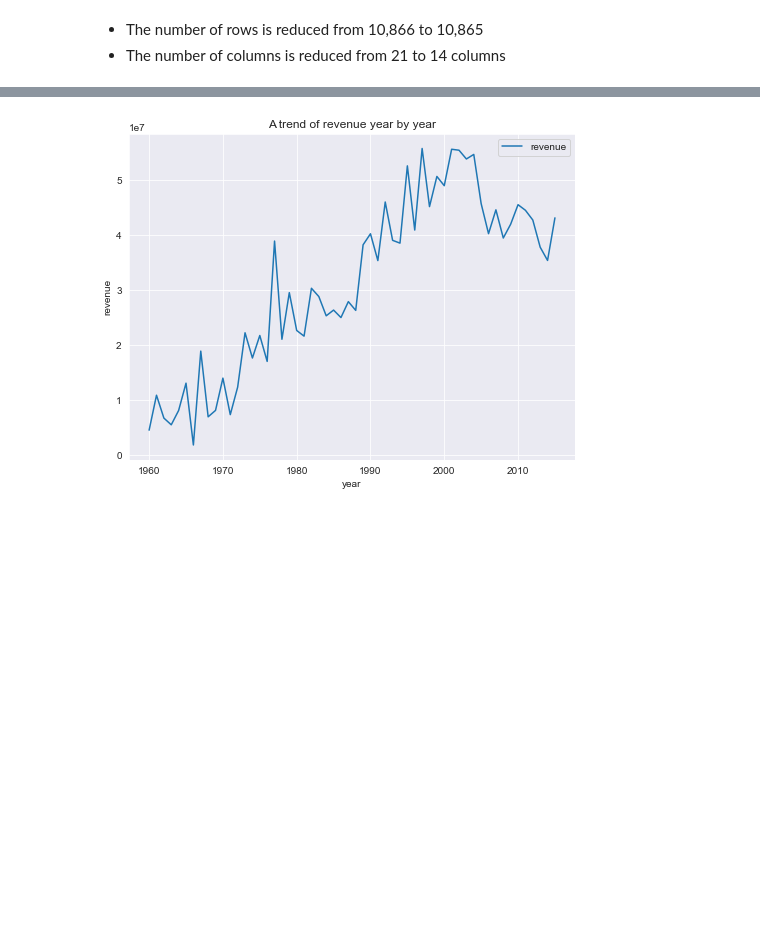
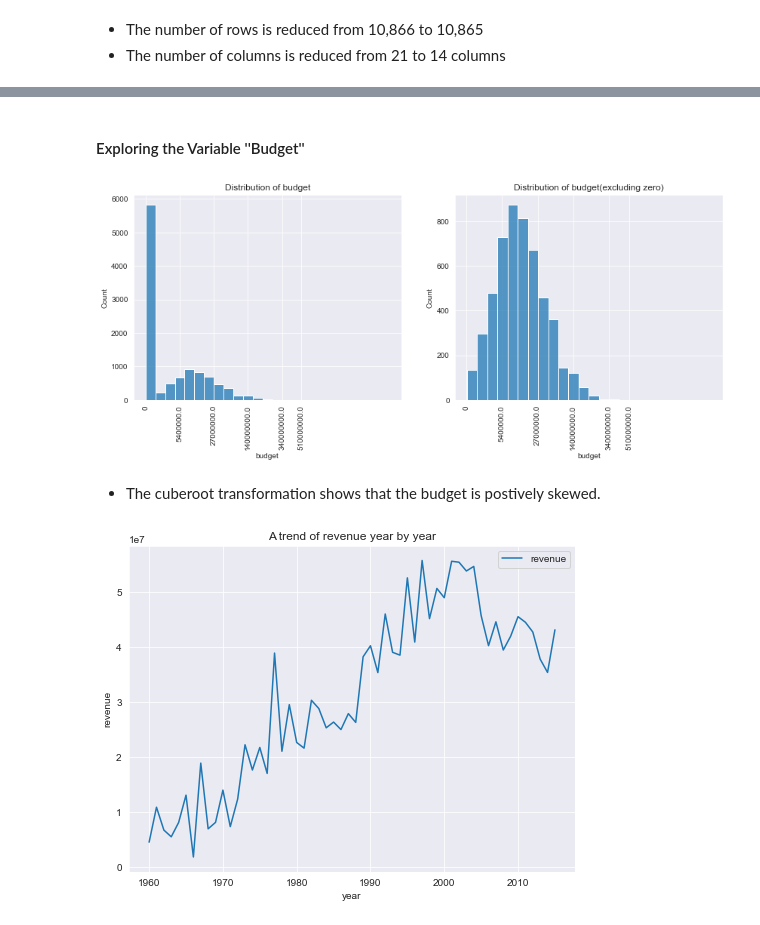
Before and after one commit to VTECH-WORLD/Investigate_a_dataset_TMDb_Movie_data, a Jupyter notebook: Investigate_a_Dataset.ipynb, the cells around one changed output, grey strips where cells are left out. Cells and saved outputs as stored; diff of their text form; code cells hidden in the pictures; blank space fills up the shorter version.

```diff
--- a/Investigate_a_Dataset.ipynb
+++ b/Investigate_a_Dataset.ipynb
@@ -428,3 +470,29 @@ df['revenue'].plot(kind='hist', title='A distribution of the revenue', xlabel='r
+# %% [markdown]
+#### Exploring the Variable ''Budget''
+# %%
+# Plotting a cuberoot transformation of the budget distribution
+plt.figure(figsize=[14,5])
+
+plt.subplot(1,2,1)
+bins = np.arange(0, cbrt_trans(df_clean['budget']).max()+500, 50) #defining the bin edges
+sns.histplot(df_clean['budget'].apply(cbrt_trans), bins=bins)
+plt.xticks([0, 175, 350, 525, 700, 800], [0, 5.4e6, 2.7e7, 1.4e8, 3.4e8, 5.1e8])
+plt.xticks(rotation=90)
+plt.title('Distribution of budget')
+plt.xlabel('budget')
+
+plt.subplot(1,2,2)
+bin_d = np.arange(2, cbrt_trans(df_clean['budget']).max()+500, 50)  #defining the bin edges
+sns.histplot(df_clean['budget'].apply(cbrt_trans), bins=bin_d)
+plt.xticks([0, 175, 350, 525, 700, 800], [0, 5.4e6, 2.7e7, 1.4e8, 3.4e8, 5.1e8])
+plt.xticks(rotation=90)
+plt.title('Distribution of budget(excluding zero)')
+plt.xlabel('budget')
+plt.show()
+# %% [output]
+[figure, added]
+# %% [markdown]
+- The cuberoot transformation shows that the budget is postively skewed.
 # %%
 # To investigate the trend of revenue over the year
 
```
Also changed, not shown: parts of 73 cells of this notebook.
